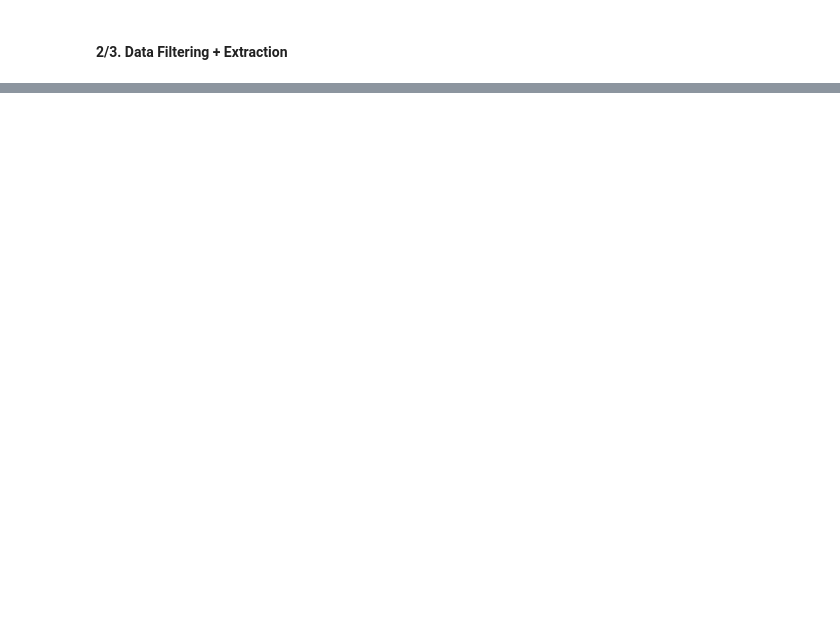
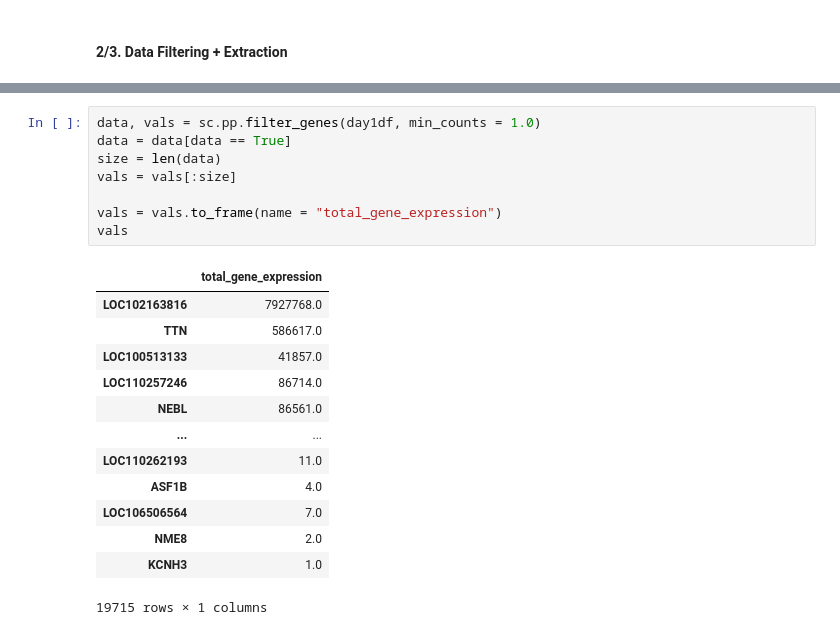
Before and after one commit to irsyadadam/double_injury_gsea, a Jupyter notebook: gene_extraction_by_stage/extract_genes.ipynb, the cells around one changed output, grey strips where cells are left out. Drawn from its saved outputs; the diff is of its cells as text; blank space fills up the shorter version.

```diff
--- a/gene_extraction_by_stage/extract_genes.ipynb
+++ b/gene_extraction_by_stage/extract_genes.ipynb
@@ -168,0 +175,22 @@ OSError: [WinError 123] The filename, directory name, or volume label syntax is
+# %%
+data, vals = sc.pp.filter_genes(day1df, min_counts = 1.0)
+data = data[data == True]
+size = len(data)
+vals = vals[:size]
+
+vals = vals.to_frame(name = "total_gene_expression")
+vals
+# %% [output]
+|  | total_gene_expression |
+| LOC102163816 | 7927768.0 |
+| TTN | 586617.0 |
+| LOC100513133 | 41857.0 |
+| LOC110257246 | 86714.0 |
+| NEBL | 86561.0 |
+| ... | ... |
+| LOC110262193 | 11.0 |
+| ASF1B | 4.0 |
+| LOC106506564 | 7.0 |
+| NME8 | 2.0 |
+| KCNH3 | 1.0 |
+19715 rows × 1 columns
```
Also changed, not shown: parts of 10 cells of this notebook.
